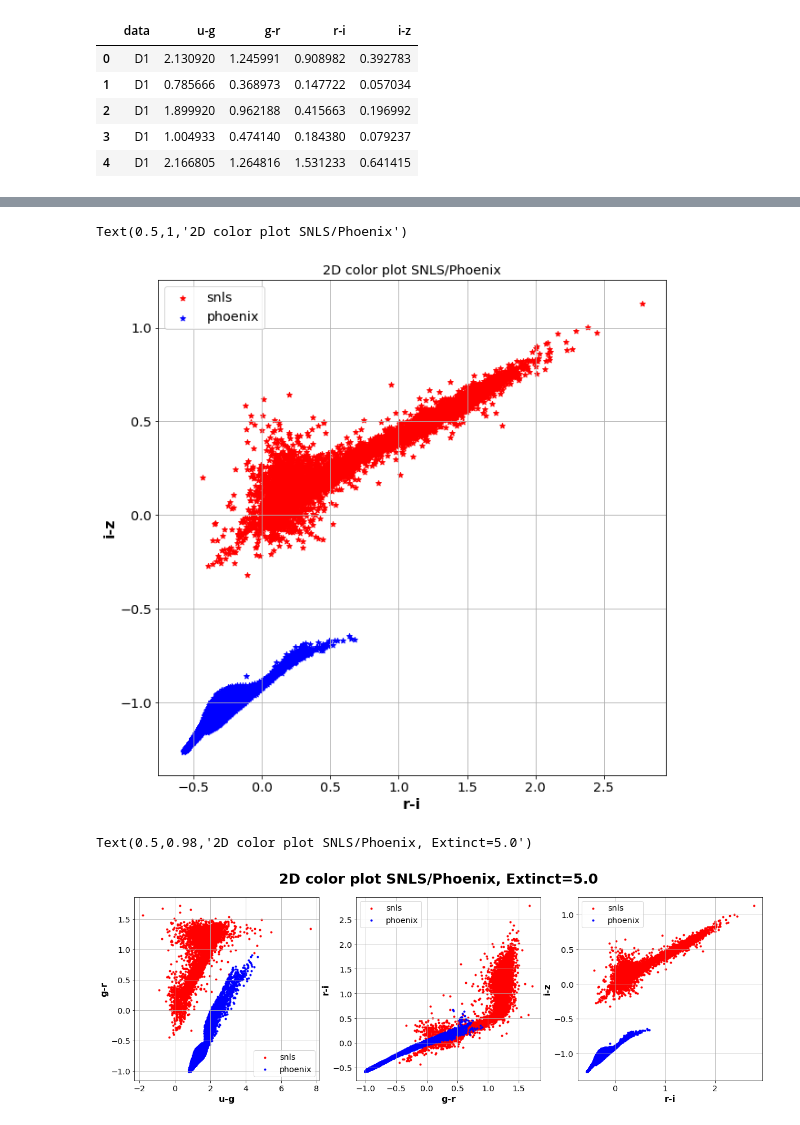
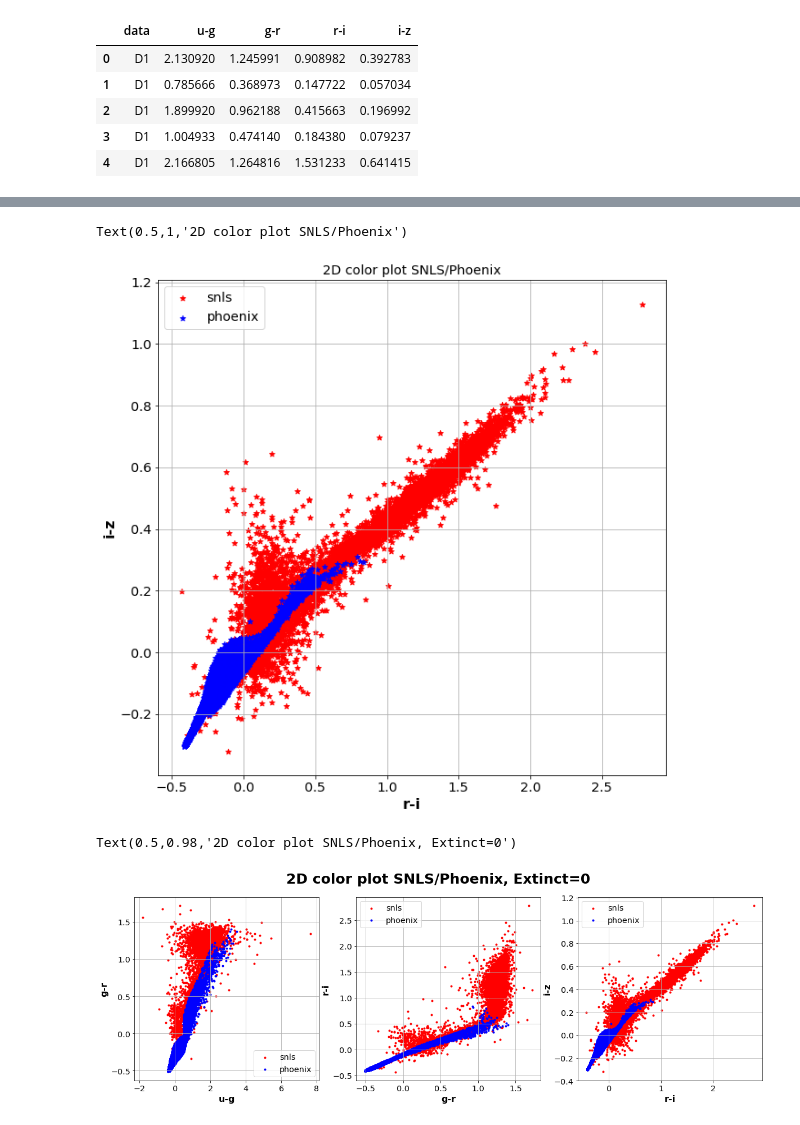
Before and after one commit to sylvielsstfr/PC5AtmStudies, a Jupyter notebook: SNLS/CompareSNLSandModel.ipynb, the cells around one changed output, grey strips where cells are left out. Cells and saved outputs as stored; diff of their text form; code cells hidden in the pictures.

Commit message:
colors matching

```diff
--- a/SNLS/CompareSNLSandModel.ipynb
+++ b/SNLS/CompareSNLSandModel.ipynb
@@ -26,7 +26,7 @@ file_SNLS='SNLS_col_D1D2D4.csv'
 # %%
 #file_phoenix='phoenix_snlsmag_new.csv'
 #file_phoenix='phoenix_snlsmag_extinct_50.csv'
-file_phoenix='phoenix_snlscol_Noextinct.csv'
+file_phoenix='phoenix_snlscol_Noextinct_2.csv'
 # %% [markdown]
 # Read file
 # %%
@@ -82,32 +82,32 @@ plt.ylabel('i-z',fontsize=16,fontweight='bold')
 plt.title('2D color plot SNLS/Phoenix')
 # %% [output]
 Text(0.5,1,'2D color plot SNLS/Phoenix')
-[figure, old version]
+[figure, new version]
 # %%
 fig, axes = plt.subplots(1, 3,figsize=(20,6))
 
 axes[0].scatter(snls["u-g"],snls["g-r"],marker='.',color="red",label='snls')
 axes[0].scatter(phoenix["u-g"],phoenix["g-r"],marker='.',color="blue",label='phoenix')
 axes[0].grid()
 axes[0].legend()
 axes[0].set_xlabel('u-g',fontsize=16,fontweight='bold')
 axes[0].set_ylabel('g-r',fontsize=16,fontweight='bold')
 
 axes[1].scatter(snls["g-r"],snls["r-i"],marker='.',color="red",label='snls')
 axes[1].scatter(phoenix["g-r"],phoenix["r-i"],marker='.',color="blue",label='phoenix')
 axes[1].grid()
 axes[1].legend()
 axes[1].set_xlabel('g-r',fontsize=16,fontweight='bold')
 axes[1].set_ylabel('r-i',fontsize=16,fontweight='bold')
 
 
 axes[2].scatter(snls["r-i"],snls["i-z"],marker='.',color="red",label='snls')
 axes[2].scatter(phoenix["r-i"],phoenix["i-z"],marker='.',color="blue",label='phoenix')
 axes[2].grid()
 axes[2].legend()
 axes[2].set_xlabel('r-i',fontsize=16,fontweight='bold')
 axes[2].set_ylabel('i-z',fontsize=16,fontweight='bold')
-plt.suptitle('2D color plot SNLS/Phoenix, Extinct=5.0',fontsize=25,fontweight='bold')
+plt.suptitle('2D color plot SNLS/Phoenix, Extinct=0',fontsize=25,fontweight='bold')
 # %% [output]
-Text(0.5,0.98,'2D color plot SNLS/Phoenix, Extinct=5.0')
+Text(0.5,0.98,'2D color plot SNLS/Phoenix, Extinct=0')
-[figure, old version]
+[figure, new version]
```
Also changed, not shown: parts of 3 cells of this notebook, 3 other files.
